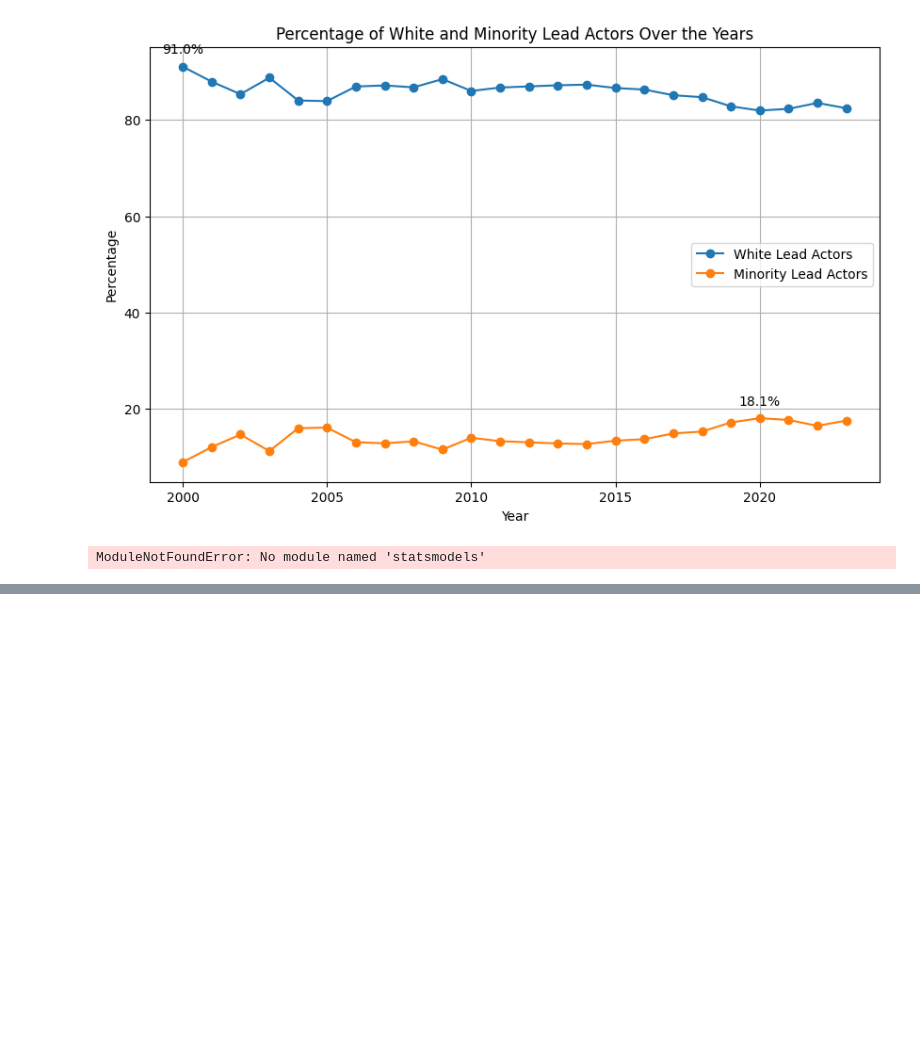
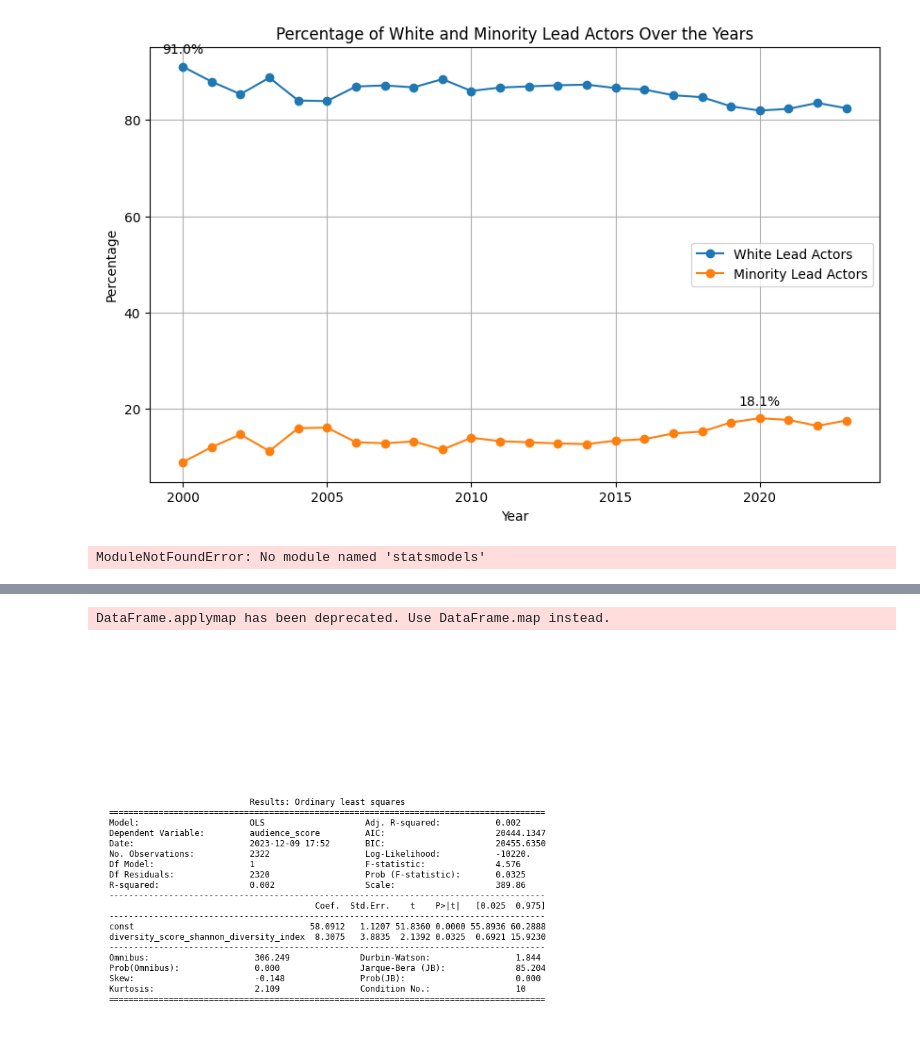
Before and after one commit to Dev-Kalavadia/CSS-Final-Project, a Jupyter notebook: data_exploration.ipynb, the cells around one changed output, grey strips where cells are left out. Cells and saved outputs as stored; diff of their text form; code cells hidden in the pictures; blank space fills up the shorter version.

Commit message:
Pushing analysis with new findings and figures

```diff
--- a/data_exploration.ipynb
+++ b/data_exploration.ipynb
@@ -814,3 +820,42 @@ correlation_profitability, model_profit.summary()
  Notes:
  [1] Standard Errors assume that the covariance matrix of the errors is correctly specified.
  """)
+# %%
+import statsmodels.api as sm
+import matplotlib.pyplot as plt
+import pandas as pd
+
+file_path = 'data_with_diversity.csv'
+df = pd.read_csv(file_path)
+
+# Assuming 'df' is your DataFrame and you have a column for diversity score
+# and various performance metrics like 'audience_score', 'tomatometer', etc.
+
+# Example for a regression model with diversity score predicting audience score
+X = df['diversity_score_shannon_diversity_index']  # Predictor variable
+y = df['audience_score']  # Response variable
+
+# Adding a constant to the model (intercept)
+X = sm.add_constant(X)
+
+# Creating the model
+model = sm.OLS(y, X).fit()
+
+# Getting the summary of the model
+model_summary = model.summary()
+# print(model_summary)
+
+summary_text = model.summary2().as_text()
+summary = summary_text.split('\n')
+
+# Create a figure to display the model summary
+fig, ax = plt.subplots(figsize=(16, 8))
+summary_text = model.summary2().as_text()
+summary = summary_text.split('\n')
+ax.text(0.01, 0.05, '\n'.join(summary), fontfamily='monospace', fontsize=12, va='bottom')
+ax.axis('off')
+plt.tight_layout()
+plt.savefig('output.png', dpi=300, bbox_inches='tight')
+# %% [output]
+DataFrame.applymap has been deprecated. Use DataFrame.map instead.
+[figure, added]
```
Also changed, not shown: parts of 13 cells of this notebook, 6 other files.
